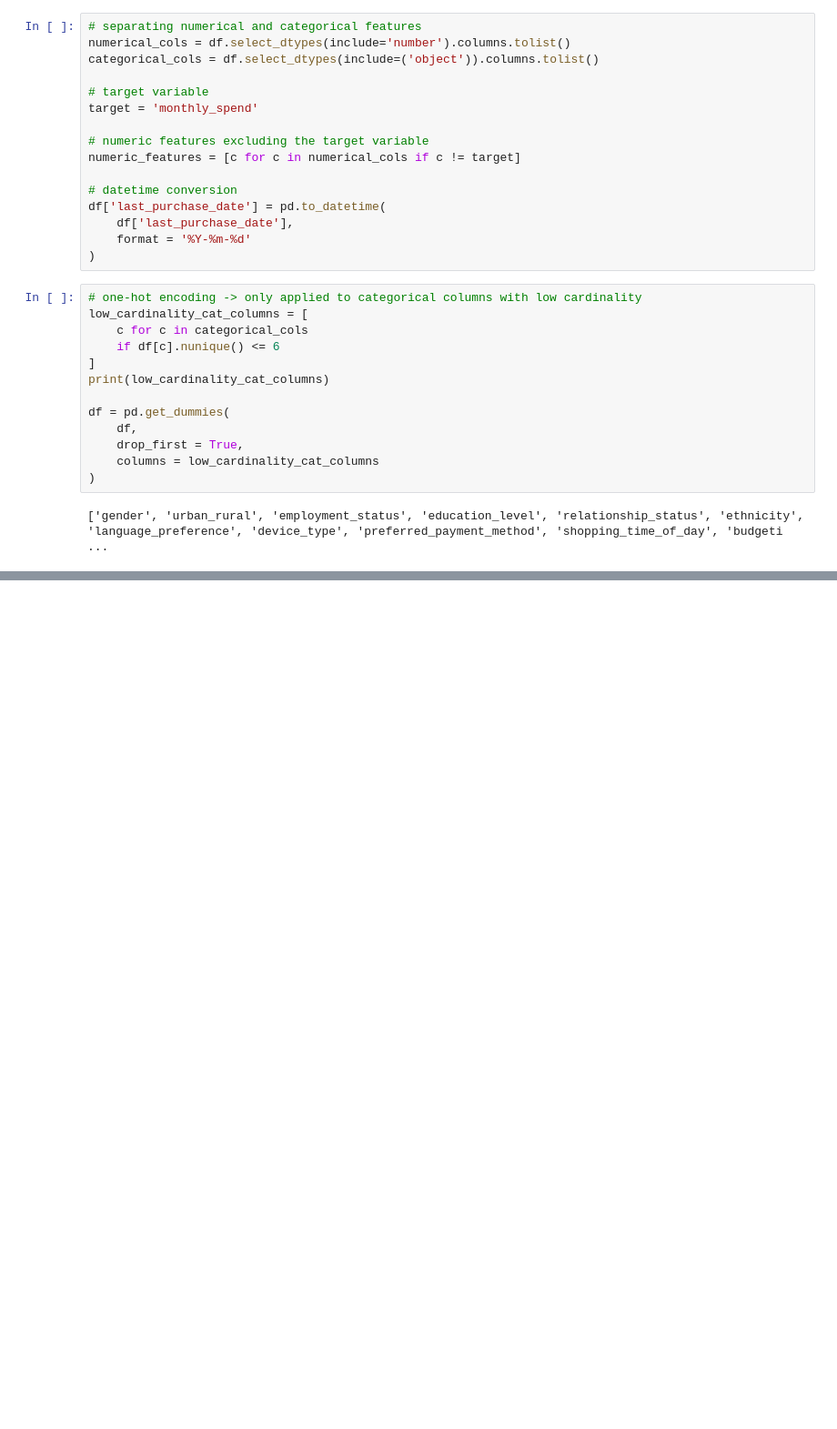
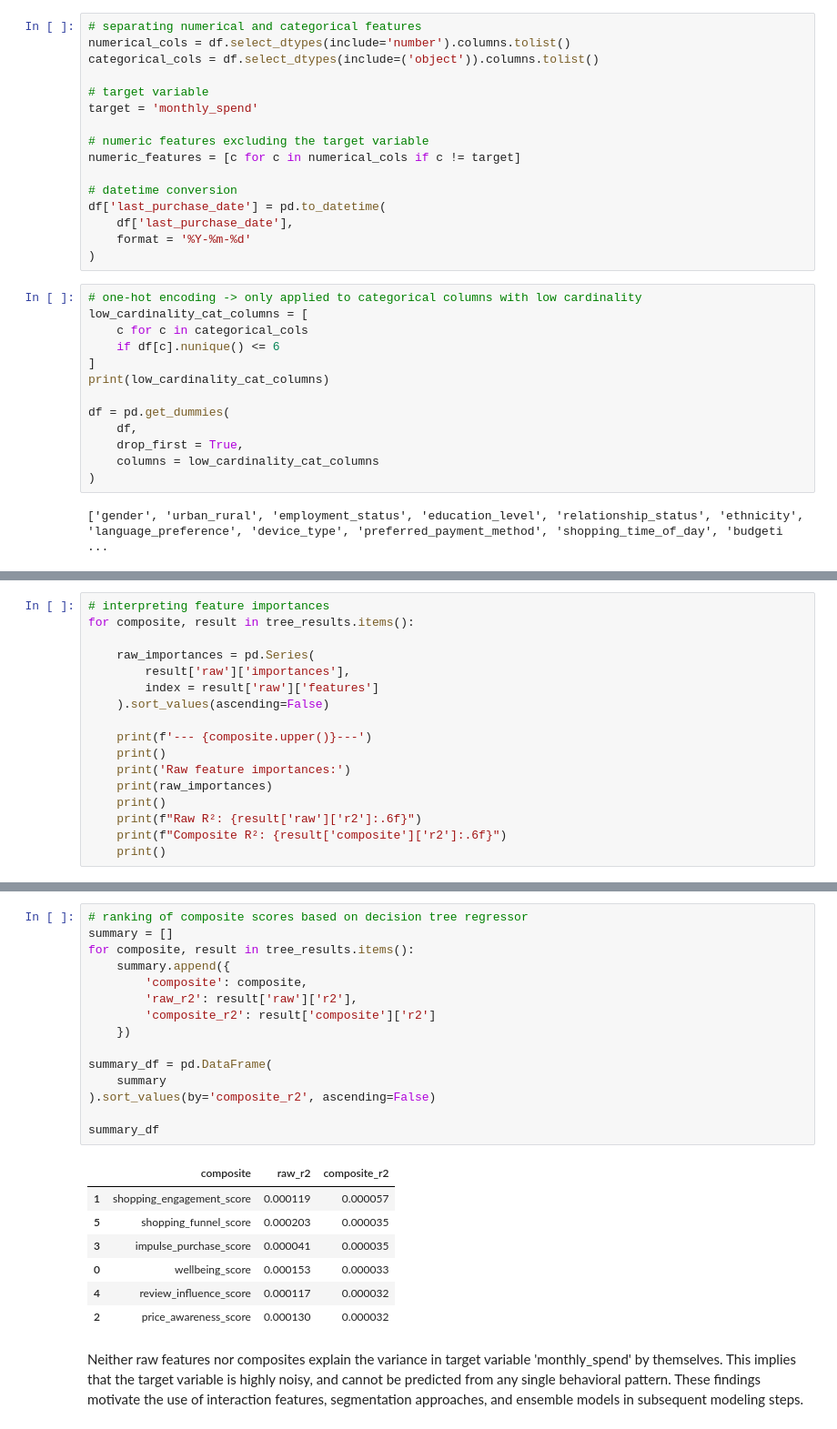
Before and after one commit to gorkemyencak/e-commerce-shopping-behavior, a Jupyter notebook: notebooks/04_feature_engineering.ipynb, the cells around one changed output, grey strips where cells are left out. Shown at 91% size. Drawn from its saved outputs; the diff is of its cells as text; blank space fills up the shorter version.

Commit message:
feature engineering v2 - feature importance ranking by tree

```diff
--- a/notebooks/04_feature_engineering.ipynb
+++ b/notebooks/04_feature_engineering.ipynb
@@ -91,0 +280,17 @@ Review Influence Columns: ['review_writing_frequency', 'social_media_influence_s
+# %%
+# interpreting feature importances
+for composite, result in tree_results.items():
+
+    raw_importances = pd.Series(
+        result['raw']['importances'],
+        index = result['raw']['features']
+    ).sort_values(ascending=False)
+
+    print(f'--- {composite.upper()}---')
+    print()
+    print('Raw feature importances:')
+    print(raw_importances)
+    print()
+    print(f"Raw R²: {result['raw']['r2']:.6f}")
+    print(f"Composite R²: {result['composite']['r2']:.6f}")
+    print()
@@ -91,0 +315,25 @@ Review Influence Columns: ['review_writing_frequency', 'social_media_influence_s
+# %%
+# ranking of composite scores based on decision tree regressor
+summary = []
+for composite, result in tree_results.items():
+    summary.append({
+        'composite': composite,
+        'raw_r2': result['raw']['r2'],
+        'composite_r2': result['composite']['r2']
+    })
+
+summary_df = pd.DataFrame(
+    summary
+).sort_values(by='composite_r2', ascending=False)
+
+summary_df
+# %% [output]
+|  | composite | raw_r2 | composite_r2 |
+| 1 | shopping_engagement_score | 0.000119 | 0.000057 |
+| 5 | shopping_funnel_score | 0.000203 | 0.000035 |
+| 3 | impulse_purchase_score | 0.000041 | 0.000035 |
+| 0 | wellbeing_score | 0.000153 | 0.000033 |
+| 4 | review_influence_score | 0.000117 | 0.000032 |
+| 2 | price_awareness_score | 0.000130 | 0.000032 |
+# %% [markdown]
+Neither raw features nor composites explain the variance in target variable 'monthly_spend' by themselves. This implies that the target variable is highly noisy, and cannot be predicted from any single behavioral pattern. These findings motivate the use of interaction features, segmentation approaches, and ensemble models in subsequent modeling steps.
```
Also changed, not shown: parts of 7 cells of this notebook, 1 other file.
